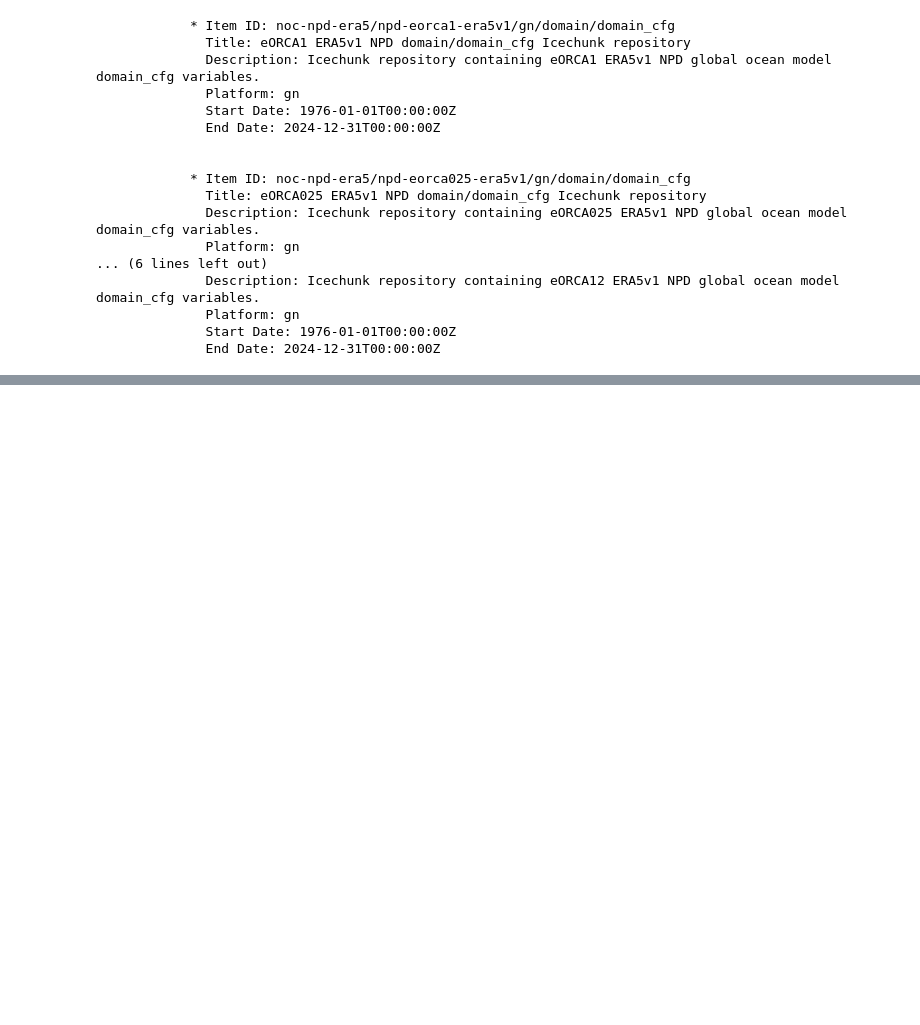
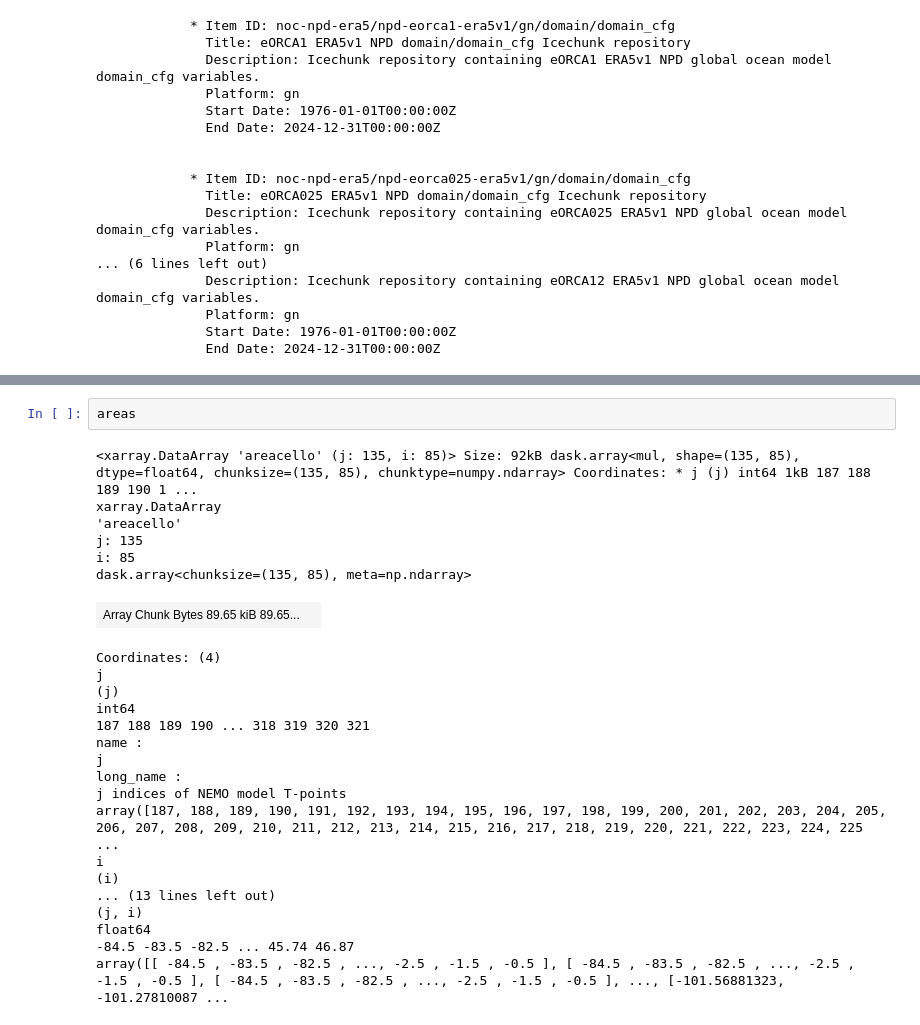
Before and after one commit to Tom-A-H/All-Code-, a Jupyter notebook: Exploring Data Trees/data trees.ipynb, the cells around one changed output, grey strips where cells are left out. Drawn from its saved outputs; the diff is of its cells as text; blank space fills up the shorter version.

```diff
--- a/Exploring Data Trees/data trees.ipynb
+++ b/Exploring Data Trees/data trees.ipynb
@@ -121 +109,28 @@ time: mean (interval: 3600 s)
+# %%
+areas
+# %% [output]
+<xarray.DataArray 'areacello' (j: 135, i: 85)> Size: 92kB dask.array<mul, shape=(135, 85), dtype=float64, chunksize=(135, 85), chunktype=numpy.ndarray> Coordinates: * j (j) int64 1kB 187 188 189 190 1 ...
+xarray.DataArray
+'areacello'
+j: 135
+i: 85
+dask.array<chunksize=(135, 85), meta=np.ndarray>
+| Array Chunk Bytes 89.65 kiB 89.65... |  |
+Coordinates: (4)
+j
+(j)
+int64
+187 188 189 190 ... 318 319 320 321
+name :
+j
+long_name :
+j indices of NEMO model T-points
+array([187, 188, 189, 190, 191, 192, 193, 194, 195, 196, 197, 198, 199, 200, 201, 202, 203, 204, 205, 206, 207, 208, 209, 210, 211, 212, 213, 214, 215, 216, 217, 218, 219, 220, 221, 222, 223, 224, 225 ...
+i
+(i)
+... (13 lines left out)
+(j, i)
+float64
+-84.5 -83.5 -82.5 ... 45.74 46.87
+array([[ -84.5 , -83.5 , -82.5 , ..., -2.5 , -1.5 , -0.5 ], [ -84.5 , -83.5 , -82.5 , ..., -2.5 , -1.5 , -0.5 ], [ -84.5 , -83.5 , -82.5 , ..., -2.5 , -1.5 , -0.5 ], ..., [-101.56881323, -101.27810087 ...
 # %%
```
Also changed, not shown: parts of 6 cells of this notebook, 6 other files.
